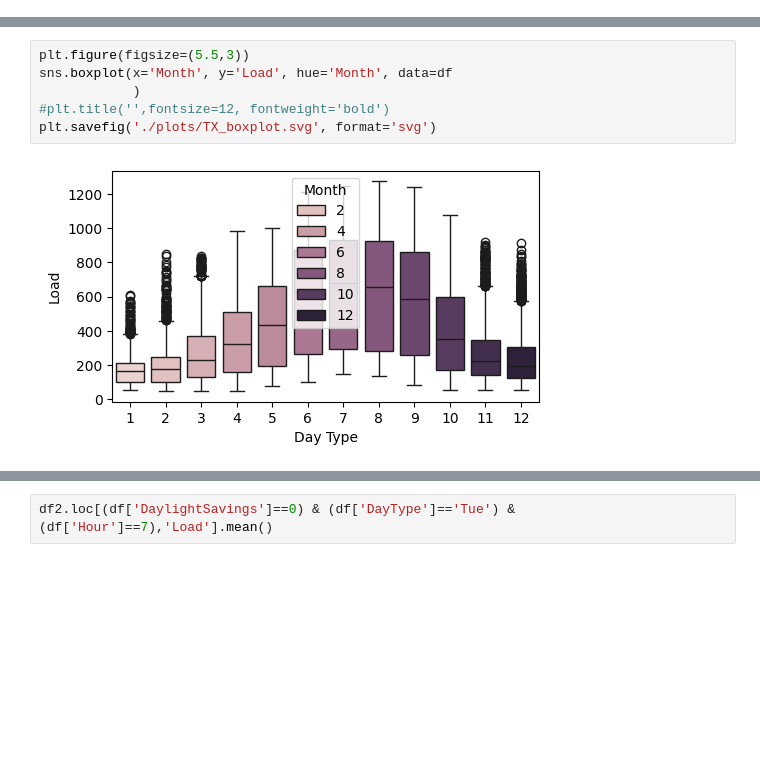
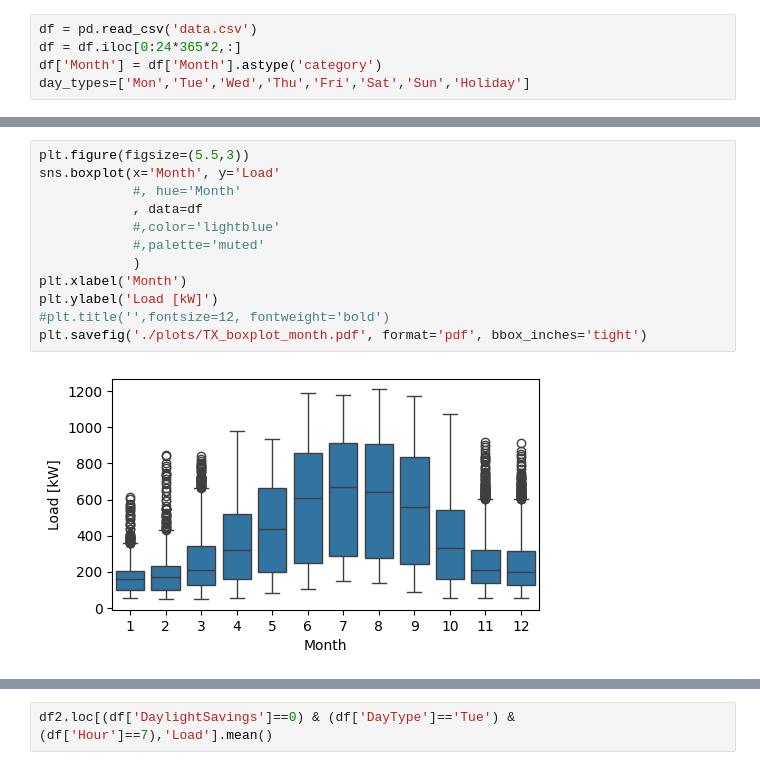
Before and after one commit to jkompan/microgrid, a Jupyter notebook: 1-microgrid-TX-analysis.ipynb, the cells around one changed output, grey strips where cells are left out. Cells and saved outputs as stored; diff of their text form; blank space fills up the shorter version.

```diff
--- a/1-microgrid-TX-analysis.ipynb
+++ b/1-microgrid-TX-analysis.ipynb
@@ -11,3 +12,8 @@ df = df.iloc[0:24*365*3,:]
+# %%
+df = pd.read_csv('data.csv')
+df = df.iloc[0:24*365*2,:]
+df['Month'] = df['Month'].astype('category')
+day_types=['Mon','Tue','Wed','Thu','Fri','Sat','Sun','Holiday']
 # %%
 df.columns
 # %% [output]
@@ -115,11 +104,17 @@ plt.show()
 # %%
 plt.figure(figsize=(5.5,3))
-sns.boxplot(x='Month', y='Load', hue='Month', data=df
+sns.boxplot(x='Month', y='Load'
+            #, hue='Month'
+            , data=df
+            #,color='lightblue'
+            #,palette='muted'
             )
+plt.xlabel('Month')
+plt.ylabel('Load [kW]')
 #plt.title('',fontsize=12, fontweight='bold')
-plt.savefig('./plots/TX_boxplot.svg', format='svg')
+plt.savefig('./plots/TX_boxplot_month.pdf', format='pdf', bbox_inches='tight')
 # %% [output]
-[figure, old version]
+[figure, new version]
 # %%
 plt.figure(figsize=(6,4))
 sns.lineplot(x='Hour',y='Load',hue='Month',data=df
```
Also changed, not shown: parts of 39 cells of this notebook, 12 other files.
